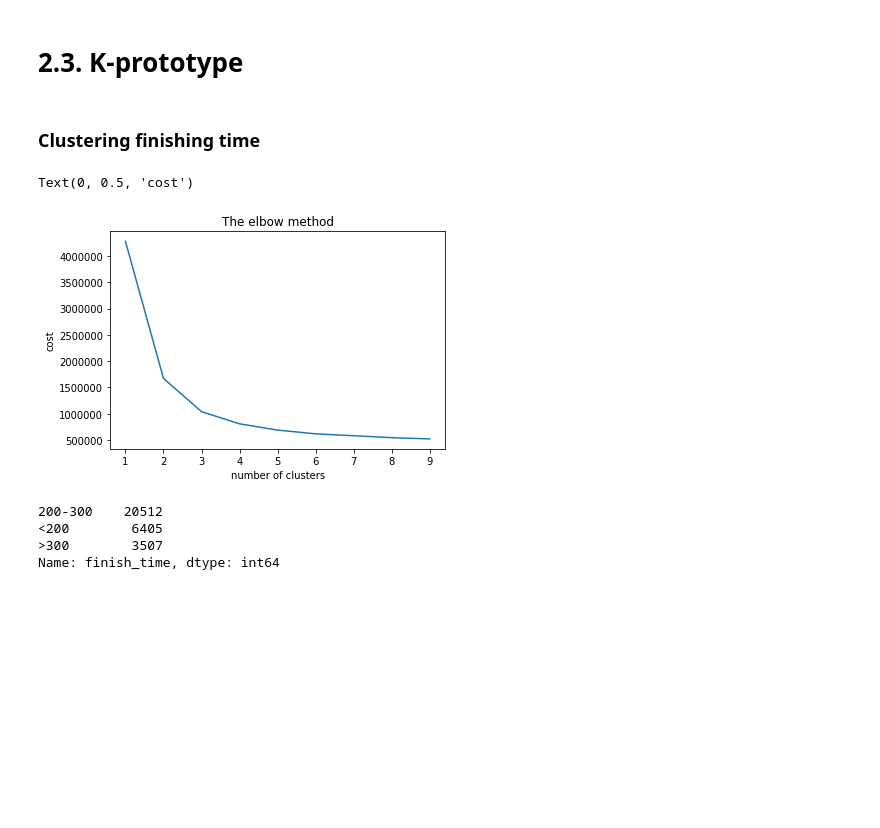
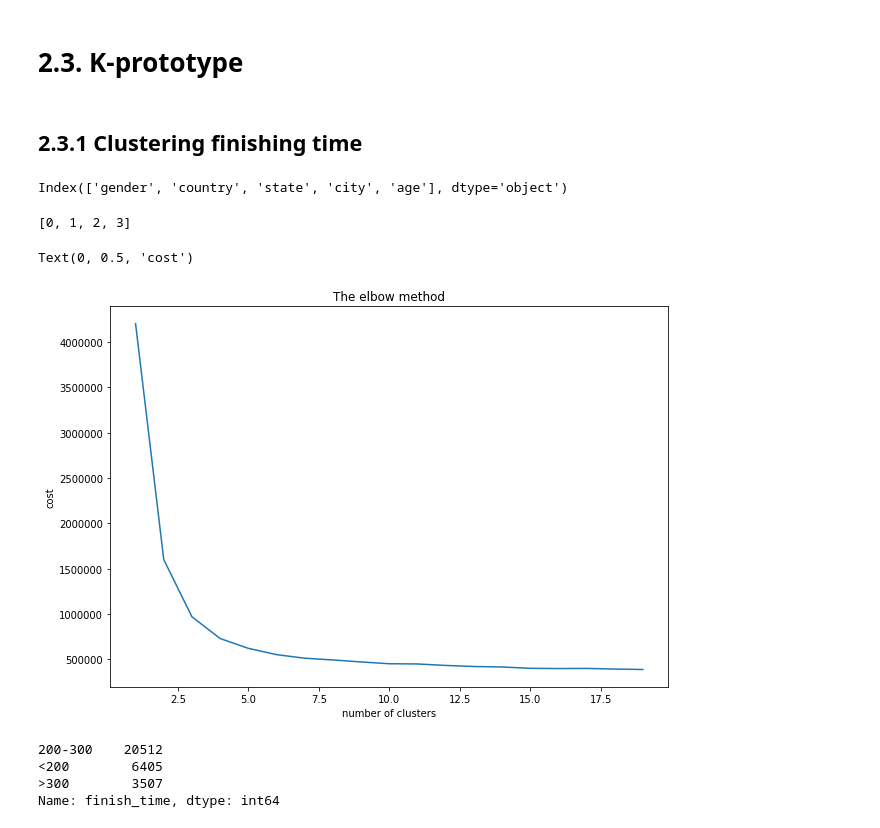
Before and after one commit to Long1911/machine_learning, a Jupyter notebook: assignment6.ipynb, the cells around one changed output. Cells and saved outputs as stored; diff of their text form; code cells hidden in the pictures; blank space fills up the shorter version.

```diff
--- a/assignment6.ipynb
+++ b/assignment6.ipynb
@@ -400,6 +456,6 @@ Text(0, 0.5, 'Inertia')
 # %%
-# Chon cluster = 4
-cluster_means = 4
+# Chon cluster = 5
+cluster_means = 5
 # %% [markdown]
 Training the K-means model
 # %%
@@ -492,11 +551,12 @@ Xcat.columns
 Index(['gender', 'country', 'city'], dtype='object')
 # %%
 cost = []
-for i in range(1,10):
+for i in range(1,20):
     kmodes = KModes(n_clusters = i, n_jobs = -1, n_init = 5)
     kmodes.fit(Xcat)
     cost.append(kmodes.cost_)
-plt.plot(range(1,10), cost)
+plt.figure(figsize=(10,7))
+plt.plot(range(1,20), cost)
 plt.title('The elbow method')
 plt.xlabel('number of clusters')
 plt.ylabel('cost')
@@ -562,9 +623,12 @@ For n_clusters = 2, silhouette score is 0.4196874841521435)
 # %%
 from kmodes.kprototypes import KPrototypes
 # %% [markdown]
-### Clustering finishing time
+## 2.3.1 Clustering finishing time
 # %%
 # chon cac feature de clustering
-X_cat = dataset[['gender','country','state']]
-X_num = dataset[['age', 'pace']]
-X_kp = dataset[['gender','country','state','age', 'pace' ]]
+X_cat = dataset[['gender','country','state','city']]
+X_num = dataset[['age']]
+X_kp = dataset[X_cat.columns.tolist() + X_num.columns.tolist()]
+X_kp.columns
+# %% [output]
+Index(['gender', 'country', 'state', 'city', 'age'], dtype='object')
@@ -573,15 +635,24 @@ dnumcolums = [0,1,2]
+# %%
+dnumcolums = []
+for col in X_kp.columns:
+    if col in X_cat.columns:
+        dnumcolums.append(X_kp.columns.tolist().index(col))
+dnumcolums
+# %% [output]
+[0, 1, 2, 3]
 # %%
 cost = []
-for i in range(1,10):
+for i in range(1,20):
     kproto = KPrototypes(n_clusters=i, init='Huang', n_jobs=-1, n_init=5)
     kproto.fit(X_kp,categorical=dnumcolums)
     cost.append(kproto.cost_)
-plt.plot(range(1,10), cost)
+plt.figure(figsize=(10,7))
+plt.plot(range(1,20), cost)
 plt.title('The elbow method')
 plt.xlabel('number of clusters')
 plt.ylabel('cost')
 # %% [output]
 Text(0, 0.5, 'cost')
-[figure, old version]
+[figure, new version]
 # %%
 # chon so luong cluster
```
Also changed, not shown: parts of 74 cells of this notebook.
